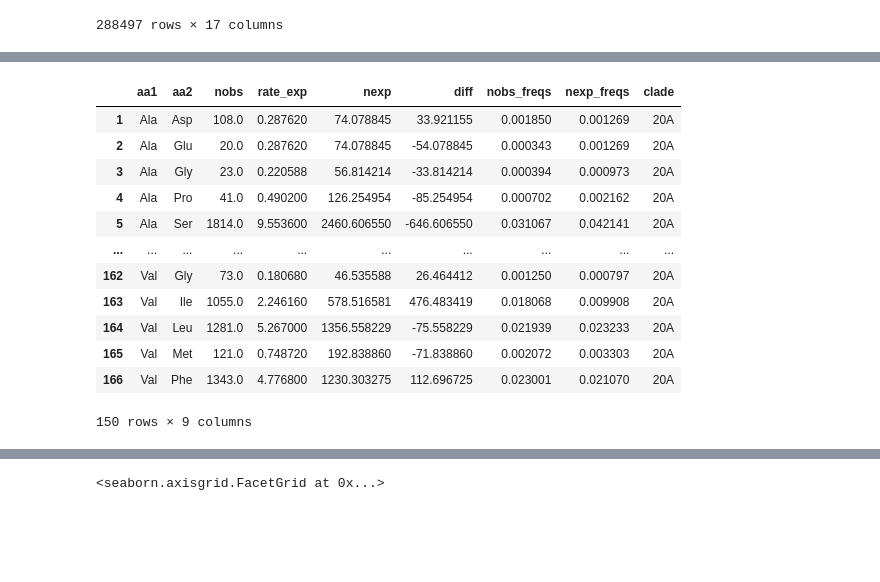
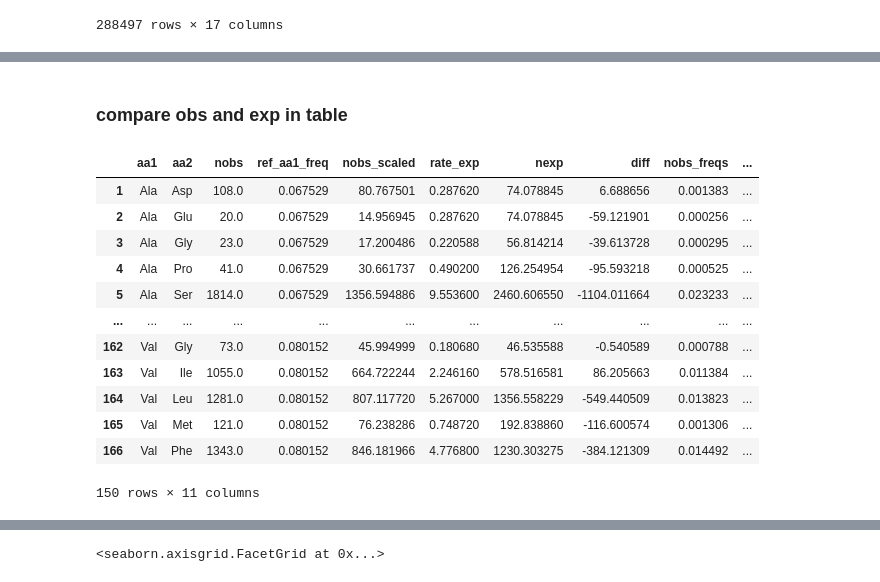
Before and after one commit to mitoclub/RNAViralMutSpec, a Jupyter notebook: sars-cov-2_aa_subst/process.ipynb, the cells around one changed output, grey strips where cells are left out. Saved outputs shown, nothing was run; the diff lists cells and outputs as text; code cells hidden in the pictures; blank space fills up the shorter version.

```diff
--- a/sars-cov-2_aa_subst/process.ipynb
+++ b/sars-cov-2_aa_subst/process.ipynb
@@ -22,0 +29,14 @@ coda = CodonAnnotation(1)
+# %%
+from Bio import SeqIO
+rec = next(SeqIO.parse("data/NC_045512.2.gb", "genbank"))
+# %%
+ref_df = pd.DataFrame([f.qualifiers for f in rec.features if f.type == "CDS"])
+ref_df.drop(columns=["locus_tag", "ribosomal_slippage", "codon_start",
+                     "db_xref", 'gene_synonym'], inplace=True)
+ref_df["gene"] = ref_df["gene"].apply(lambda x: x[0])
+ref_df["product"] = ref_df["product"].apply(lambda x: x[0])
+ref_df["protein_id"] = ref_df["protein_id"].apply(lambda x: x[0])
+ref_df["translation"] = ref_df["translation"].apply(lambda x: x[0])
+ref_df = ref_df[ref_df['product'] != 'ORF1a polyprotein']
+ref_df.to_csv('./data/ref_proteins.csv', index=False)
+ref_df
@@ -22,0 +56,5 @@ coda = CodonAnnotation(1)
+# %%
+aa_freqs_df = pd.DataFrame(ref_df.set_index('gene')['translation']\
+                           .apply(Counter).to_dict()).T.fillna(0).astype(int)
+aa_freqs_df.to_csv('./data/ref_aa_freqs.csv')
+aa_freqs_df
@@ -22,0 +74,3 @@ coda = CodonAnnotation(1)
+# %%
+aa_freqs_total_dct = aa_freqs_df.rename(columns=amino_acid_codes).sum(0).to_dict()
+aa_freqs_total_dct
@@ -163,30 +322,35 @@ obs
+# %% [markdown]
+### compare obs and exp in table
 # %%
 obs_clade = obs[obs['clade'] == '20A']
 
 aa_subst = obs_clade.groupby(['aa1', 'aa2'])['count'].sum().rename('nobs').reset_index()
+aa_subst = aa_subst[(aa_subst.aa1 != aa_subst.aa2) & (aa_subst.aa1 != '*') & (aa_subst.aa2 != '*')]
 aa_subst['aa1'] = aa_subst['aa1'].map(amino_acid_codes)
 aa_subst['aa2'] = aa_subst['aa2'].map(amino_acid_codes)
-aa_subst = aa_subst[(aa_subst.aa1 != aa_subst.aa2) & (aa_subst.aa1 != '*') & (aa_subst.aa2 != '*')]
+aa_subst['ref_aa1_freq'] = aa_subst['aa1'].map(aa_freqs_total_dct) / sum(aa_freqs_total_dct.values())
+aa_subst['nobs_scaled'] = aa_subst['nobs'] / aa_subst['ref_aa1_freq']
+aa_subst['nobs_scaled'] = aa_subst['nobs_scaled'] / aa_subst['nobs_scaled'].sum() * aa_subst['nobs'].sum()
 aa_subst = aa_subst.merge(exp_aa_subst.rename(columns={'rate': 'rate_exp'}), 'right').fillna(0)
 aa_subst = aa_subst[aa_subst['aa1'] != aa_subst['aa2']]
-aa_subst['nexp'] = aa_subst.rate_exp / aa_subst.rate_exp.sum() * aa_subst.nobs.sum()
-aa_subst['diff'] = aa_subst.nobs - aa_subst.nexp
-aa_subst['nobs_freqs'] = aa_subst.nobs / aa_subst.nobs.sum()
+aa_subst['nexp'] = aa_subst.rate_exp / aa_subst.rate_exp.sum() * aa_subst.nobs_scaled.sum()
+aa_subst['diff'] = aa_subst.nobs_scaled - aa_subst.nexp
+aa_subst['nobs_freqs'] = aa_subst.nobs_scaled / aa_subst.nobs_scaled.sum()
 aa_subst['nexp_freqs'] = aa_subst.nexp / aa_subst.nexp.sum()
 aa_subst['clade'] = '20A'
 aa_subst
 # %% [output]
-|  | aa1 | aa2 | nobs | rate_exp | nexp | diff | nobs_freqs | nexp_freqs | clade |
-| 1 | Ala | Asp | 108.0 | 0.287620 | 74.078845 | 33.921155 | 0.001850 | 0.001269 | 20A |
-| 2 | Ala | Glu | 20.0 | 0.287620 | 74.078845 | -54.078845 | 0.000343 | 0.001269 | 20A |
-| 3 | Ala | Gly | 23.0 | 0.220588 | 56.814214 | -33.814214 | 0.000394 | 0.000973 | 20A |
-| 4 | Ala | Pro | 41.0 | 0.490200 | 126.254954 | -85.254954 | 0.000702 | 0.002162 | 20A |
-| 5 | Ala | Ser | 1814.0 | 9.553600 | 2460.606550 | -646.606550 | 0.031067 | 0.042141 | 20A |
-| ... | ... | ... | ... | ... | ... | ... | ... | ... | ... |
-| 162 | Val | Gly | 73.0 | 0.180680 | 46.535588 | 26.464412 | 0.001250 | 0.000797 | 20A |
-| 163 | Val | Ile | 1055.0 | 2.246160 | 578.516581 | 476.483419 | 0.018068 | 0.009908 | 20A |
-| 164 | Val | Leu | 1281.0 | 5.267000 | 1356.558229 | -75.558229 | 0.021939 | 0.023233 | 20A |
-| 165 | Val | Met | 121.0 | 0.748720 | 192.838860 | -71.838860 | 0.002072 | 0.003303 | 20A |
-| 166 | Val | Phe | 1343.0 | 4.776800 | 1230.303275 | 112.696725 | 0.023001 | 0.021070 | 20A |
+|  | aa1 | aa2 | nobs | ref_aa1_freq | nobs_scaled | rate_exp | nexp | diff | nobs_freqs | ... |
+| 1 | Ala | Asp | 108.0 | 0.067529 | 80.767501 | 0.287620 | 74.078845 | 6.688656 | 0.001383 | ... |
+| 2 | Ala | Glu | 20.0 | 0.067529 | 14.956945 | 0.287620 | 74.078845 | -59.121901 | 0.000256 | ... |
+| 3 | Ala | Gly | 23.0 | 0.067529 | 17.200486 | 0.220588 | 56.814214 | -39.613728 | 0.000295 | ... |
+| 4 | Ala | Pro | 41.0 | 0.067529 | 30.661737 | 0.490200 | 126.254954 | -95.593218 | 0.000525 | ... |
+| 5 | Ala | Ser | 1814.0 | 0.067529 | 1356.594886 | 9.553600 | 2460.606550 | -1104.011664 | 0.023233 | ... |
+| ... | ... | ... | ... | ... | ... | ... | ... | ... | ... | ... |
+| 162 | Val | Gly | 73.0 | 0.080152 | 45.994999 | 0.180680 | 46.535588 | -0.540589 | 0.000788 | ... |
+| 163 | Val | Ile | 1055.0 | 0.080152 | 664.722244 | 2.246160 | 578.516581 | 86.205663 | 0.011384 | ... |
+| 164 | Val | Leu | 1281.0 | 0.080152 | 807.117720 | 5.267000 | 1356.558229 | -549.440509 | 0.013823 | ... |
+| 165 | Val | Met | 121.0 | 0.080152 | 76.238286 | 0.748720 | 192.838860 | -116.600574 | 0.001306 | ... |
+| 166 | Val | Phe | 1343.0 | 0.080152 | 846.181966 | 4.776800 | 1230.303275 | -384.121309 | 0.014492 | ... |
-150 rows × 9 columns
+150 rows × 11 columns
 # %%
```
Also changed, not shown: parts of 28 cells of this notebook, 5 other files.
